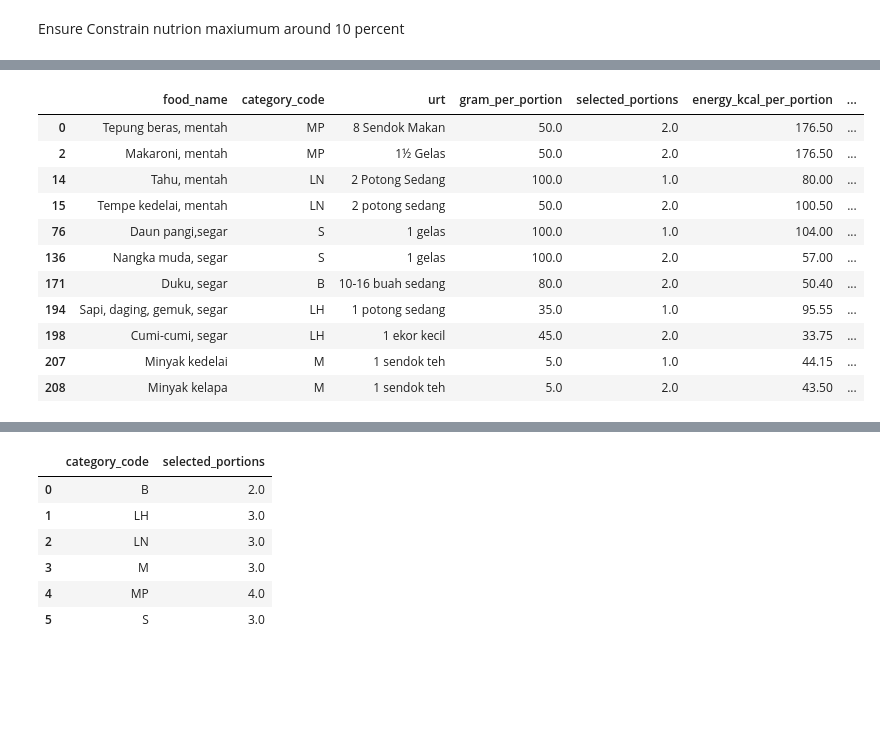
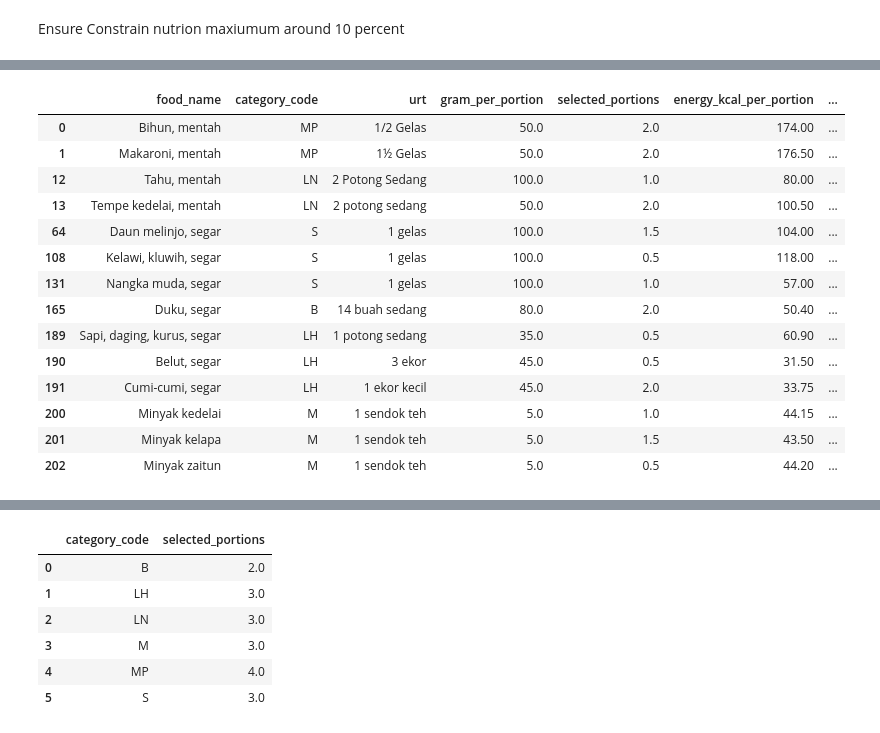
Before and after one commit to azrappp/cleaning_data_tkpi, a Jupyter notebook: scripts/MILP.ipynb, the cells around one changed output, grey strips where cells are left out. Saved outputs shown, nothing was run; the diff lists cells and outputs as text; code cells hidden in the pictures; blank space fills up the shorter version.

Commit message:
add: new column urt number and types

```diff
--- a/scripts/MILP.ipynb
+++ b/scripts/MILP.ipynb
@@ -7,7 +7,7 @@ WARNING: There was an error checking the latest version of pip.
 # %%
 import pandas as pd
 
-food_candidates = pd.read_csv("./final_data_frame.csv")
+food_candidates = pd.read_csv("./ready_food_data_frame.csv")
 # %%
 patient_target = {
     "diet_type": "DM_HT_OBESITY",
@@ -398,24 +417,30 @@ Total food candidates after disease filter: 211
 | 3 | M | 5 |
 | 6 | SS | 3 |
 # %%
+# ============================================================
+# 4. Category portion constraints
+# ============================================================
+
 for category, required_portion in adjusted_plan.items():
-    required_portion_int = int(required_portion)
 
     category_indices = milp_df[
         milp_df["category_code"] == category
     ].index.tolist()
 
     # If category has no food and required portion is 0, skip safely
-    if len(category_indices) == 0 and required_portion_int == 0:
+    if len(category_indices) == 0 and required_portion == 0:
         continue
 
     # If category has no food but required portion > 0, this is a real problem
-    if len(category_indices) == 0 and required_portion_int > 0:
-        print(f"Warning: no candidate food for category {category}, but required portion is {required_portion_int}")
+    if len(category_indices) == 0 and required_portion > 0:
+        print(
+            f"Warning: no candidate food for category {category}, "
+            f"but required portion is {required_portion}"
+        )
         continue
 
     model += (
-        pulp.lpSum(x[i] for i in category_indices) == required_portion_int,
+        pulp.lpSum(portion[i] for i in category_indices) == required_portion,
         f"portion_{category}"
     )
 # %% [markdown]
@@ -490,33 +515,35 @@ Objective value: 0.9624999999999999
 # %%
-# ============================================================
-# 8. Extract selected foods
-# ============================================================
-
 selected_items = []
 
 for i in milp_df.index:
-    selected_portion = x[i].value()
+    val = pulp.value(x[i])
 
-    if selected_portion is not None and selected_portion > 0:
+    if val is not None and val > 0:
         row = milp_df.loc[i].copy()
-        row["selected_portions"] = selected_portion
+        row["selected_portions"] = val * portion_step
         selected_items.append(row)
 
 milp_menu = pd.DataFrame(selected_items)
 
-display(
-    milp_menu[[
-        "food_name",
-        "category_code",
-        "urt",
-        "gram_per_portion",
-        "selected_portions",
-        "energy_kcal_per_portion",
-        "protein_g_per_portion",
-        "fat_g_per_portion",
-        "carb_g_per_portion",
-        "sodium_mg_per_portion",
-        "fiber_g_per_portion"
-    ]]
-)
+print("Solver status:", pulp.LpStatus[model.status])
+print("Number of selected foods:", len(milp_menu))
+
+if not milp_menu.empty:
+    display(
+        milp_menu[[
+            "food_name",
+            "category_code",
+            "urt",
+            "gram_per_portion",
+            "selected_portions",
+            "energy_kcal_per_portion",
+            "protein_g_per_portion",
+            "fat_g_per_portion",
+            "carb_g_per_portion",
+            "sodium_mg_per_portion",
+            "fiber_g_per_portion"
+        ]]
+    )
+else:
+    print("milp_menu is empty. The extraction variable may not be the same variable used in the solved model.")
 # %% [output]
@@ -523,12 +552,15 @@ display(
 |  | food_name | category_code | urt | gram_per_portion | selected_portions | energy_kcal_per_portion | ... |
-| 0 | Tepung beras, mentah | MP | 8 Sendok Makan | 50.0 | 2.0 | 176.50 | ... |
-| 2 | Makaroni, mentah | MP | 1½ Gelas | 50.0 | 2.0 | 176.50 | ... |
-| 14 | Tahu, mentah | LN | 2 Potong Sedang | 100.0 | 1.0 | 80.00 | ... |
-| 15 | Tempe kedelai, mentah | LN | 2 potong sedang | 50.0 | 2.0 | 100.50 | ... |
-| 76 | Daun pangi,segar | S | 1 gelas | 100.0 | 1.0 | 104.00 | ... |
-| 136 | Nangka muda, segar | S | 1 gelas | 100.0 | 2.0 | 57.00 | ... |
-| 171 | Duku, segar | B | 10-16 buah sedang | 80.0 | 2.0 | 50.40 | ... |
-| 194 | Sapi, daging, gemuk, segar | LH | 1 potong sedang | 35.0 | 1.0 | 95.55 | ... |
-| 198 | Cumi-cumi, segar | LH | 1 ekor kecil | 45.0 | 2.0 | 33.75 | ... |
-| 207 | Minyak kedelai | M | 1 sendok teh | 5.0 | 1.0 | 44.15 | ... |
-| 208 | Minyak kelapa | M | 1 sendok teh | 5.0 | 2.0 | 43.50 | ... |
+| 0 | Bihun, mentah | MP | 1/2 Gelas | 50.0 | 2.0 | 174.00 | ... |
+| 1 | Makaroni, mentah | MP | 1½ Gelas | 50.0 | 2.0 | 176.50 | ... |
+| 12 | Tahu, mentah | LN | 2 Potong Sedang | 100.0 | 1.0 | 80.00 | ... |
+| 13 | Tempe kedelai, mentah | LN | 2 potong sedang | 50.0 | 2.0 | 100.50 | ... |
+| 64 | Daun melinjo, segar | S | 1 gelas | 100.0 | 1.5 | 104.00 | ... |
+| 108 | Kelawi, kluwih, segar | S | 1 gelas | 100.0 | 0.5 | 118.00 | ... |
+| 131 | Nangka muda, segar | S | 1 gelas | 100.0 | 1.0 | 57.00 | ... |
+| 165 | Duku, segar | B | 14 buah sedang | 80.0 | 2.0 | 50.40 | ... |
+| 189 | Sapi, daging, kurus, segar | LH | 1 potong sedang | 35.0 | 0.5 | 60.90 | ... |
+| 190 | Belut, segar | LH | 3 ekor | 45.0 | 0.5 | 31.50 | ... |
+| 191 | Cumi-cumi, segar | LH | 1 ekor kecil | 45.0 | 2.0 | 33.75 | ... |
+| 200 | Minyak kedelai | M | 1 sendok teh | 5.0 | 1.0 | 44.15 | ... |
+| 201 | Minyak kelapa | M | 1 sendok teh | 5.0 | 1.5 | 43.50 | ... |
+| 202 | Minyak zaitun | M | 1 sendok teh | 5.0 | 0.5 | 44.20 | ... |
```
Also changed, not shown: parts of 15 cells of this notebook, 14 other files.
